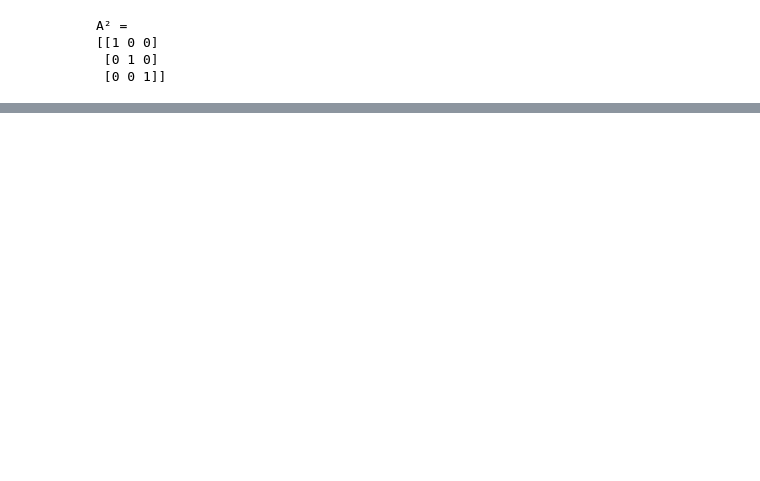
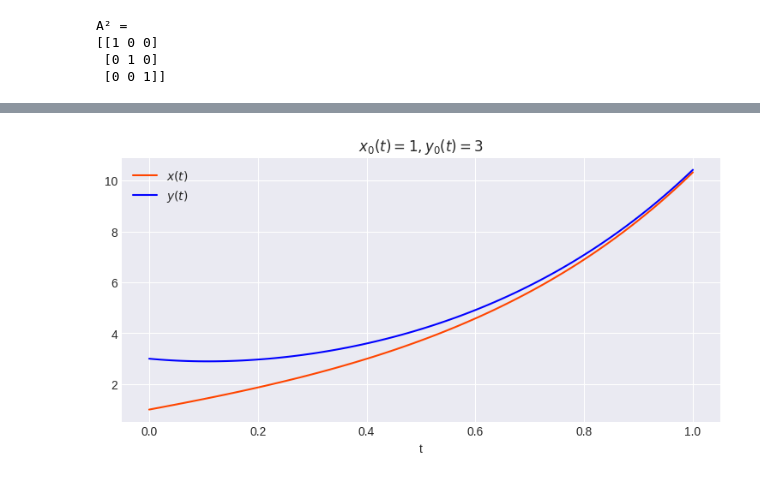
Before and after one commit to FerPapi/fineng-mba-usp, a Jupyter notebook: linalg/lista_1.ipynb, the cells around one changed output, grey strips where cells are left out. Drawn from its saved outputs; the diff is of its cells as text; code cells hidden in the pictures; blank space fills up the shorter version.

```diff
--- a/linalg/lista_1.ipynb
+++ b/linalg/lista_1.ipynb
@@ -211,0 +459,15 @@ H) $A^{n} = A^{n-1}*A = (I)^{(n-1)/2}*A = A$
+# %%
+def x(t):
+    return 7/5*e**(2*t) - 2/5*e**(-3*t)
+def y(t):
+    return 7/5*e**(2*t) + 8/5*e**(-3*t)
+# %%
+fig, axs = plt.subplots(1,1, figsize=(9,4))
+t = np.linspace(0, 1, 100)
+axs.plot(t, [x(t) for t in t], 'orangered', label='$x(t)$')
+axs.plot(t, [y(t) for t in t], 'blue', label='$y(t)$')
+axs.legend()
+axs.set_xlabel('t')
+_ = axs.set_title(f'$x_0(t)=1, y_0(t)=3$')
+# %% [output]
+[figure, added]
```
Also changed, not shown: parts of 25 cells of this notebook, 5 other files.
